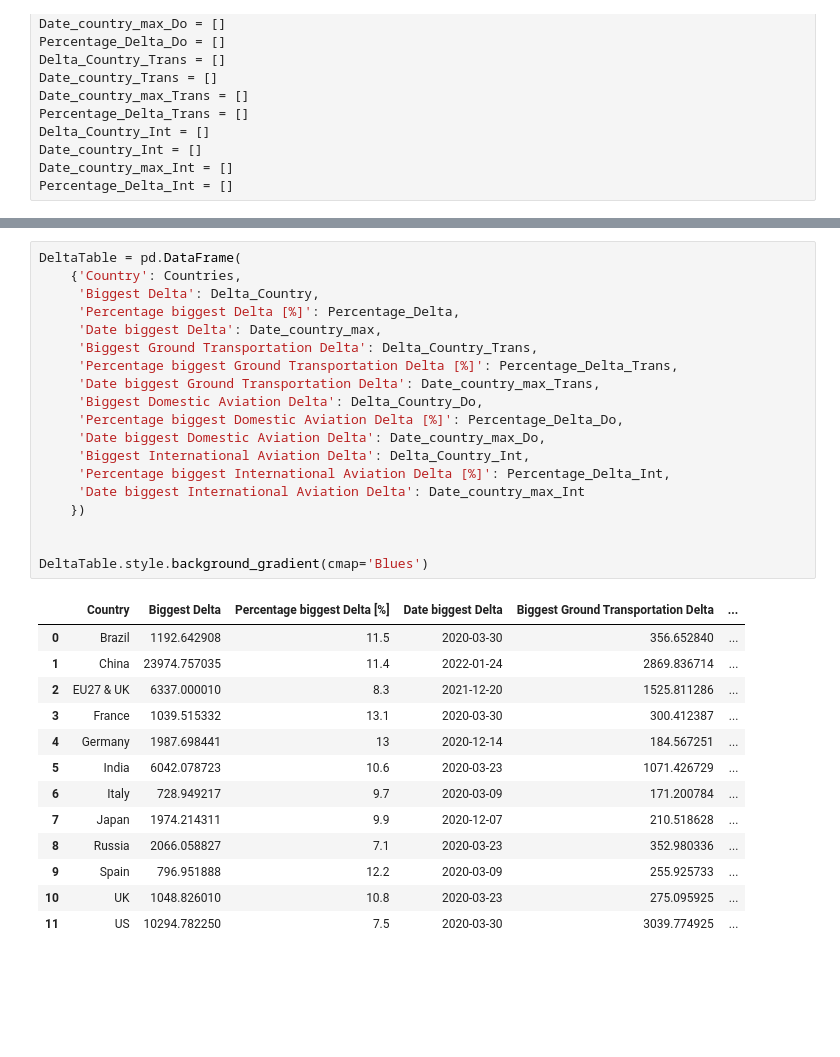
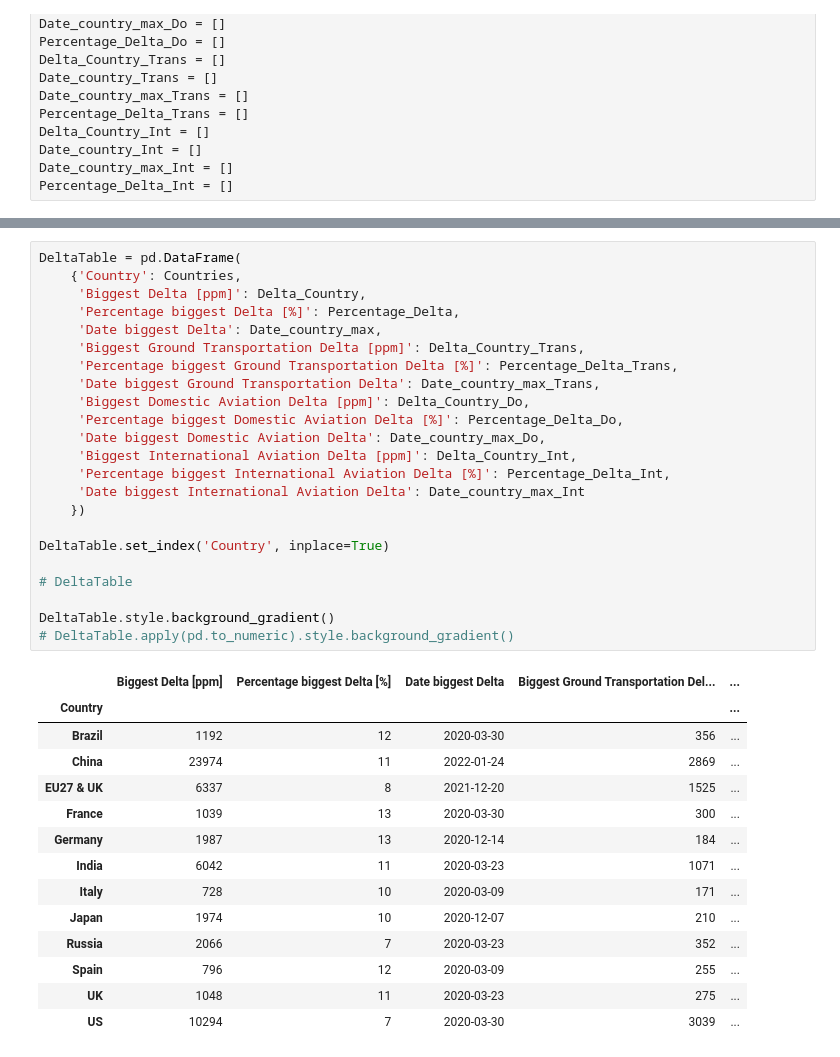
Before and after one commit to woutersouge/TIL6022, a Jupyter notebook: dashboard_v4.ipynb, the cells around one changed output, grey strips where cells are left out. Cells and saved outputs as stored; diff of their text form; blank space fills up the shorter version.

```diff
--- a/dashboard_v4.ipynb
+++ b/dashboard_v4.ipynb
@@ -319,33 +306,38 @@ fig_transport.show()
 # %%
 DeltaTable = pd.DataFrame(
     {'Country': Countries,
-     'Biggest Delta': Delta_Country,
+     'Biggest Delta [ppm]': Delta_Country,
      'Percentage biggest Delta [%]': Percentage_Delta,
      'Date biggest Delta': Date_country_max,
-     'Biggest Ground Transportation Delta': Delta_Country_Trans,
+     'Biggest Ground Transportation Delta [ppm]': Delta_Country_Trans,
      'Percentage biggest Ground Transportation Delta [%]': Percentage_Delta_Trans,
      'Date biggest Ground Transportation Delta': Date_country_max_Trans,
-     'Biggest Domestic Aviation Delta': Delta_Country_Do,
+     'Biggest Domestic Aviation Delta [ppm]': Delta_Country_Do,
      'Percentage biggest Domestic Aviation Delta [%]': Percentage_Delta_Do,
      'Date biggest Domestic Aviation Delta': Date_country_max_Do,
-     'Biggest International Aviation Delta': Delta_Country_Int,
+     'Biggest International Aviation Delta [ppm]': Delta_Country_Int,
      'Percentage biggest International Aviation Delta [%]': Percentage_Delta_Int,
      'Date biggest International Aviation Delta': Date_country_max_Int
     })
 
+DeltaTable.set_index('Country', inplace=True)
 
-DeltaTable.style.background_gradient(cmap='Blues')
+# DeltaTable
+
+DeltaTable.style.background_gradient()
+# DeltaTable.apply(pd.to_numeric).style.background_gradient()
 # %% [output]
-|  | Country | Biggest Delta | Percentage biggest Delta [%] | Date biggest Delta | Biggest Ground Transportation Delta | ... |
-| 0 | Brazil | 1192.642908 | 11.5 | 2020-03-30 | 356.652840 | ... |
-| 1 | China | 23974.757035 | 11.4 | 2022-01-24 | 2869.836714 | ... |
-| 2 | EU27 & UK | 6337.000010 | 8.3 | 2021-12-20 | 1525.811286 | ... |
-| 3 | France | 1039.515332 | 13.1 | 2020-03-30 | 300.412387 | ... |
-| 4 | Germany | 1987.698441 | 13 | 2020-12-14 | 184.567251 | ... |
-| 5 | India | 6042.078723 | 10.6 | 2020-03-23 | 1071.426729 | ... |
-| 6 | Italy | 728.949217 | 9.7 | 2020-03-09 | 171.200784 | ... |
-| 7 | Japan | 1974.214311 | 9.9 | 2020-12-07 | 210.518628 | ... |
-| 8 | Russia | 2066.058827 | 7.1 | 2020-03-23 | 352.980336 | ... |
-| 9 | Spain | 796.951888 | 12.2 | 2020-03-09 | 255.925733 | ... |
-| 10 | UK | 1048.826010 | 10.8 | 2020-03-23 | 275.095925 | ... |
-| 11 | US | 10294.782250 | 7.5 | 2020-03-30 | 3039.774925 | ... |
+|  | Biggest Delta [ppm] | Percentage biggest Delta [%] | Date biggest Delta | Biggest Ground Transportation Del... | ... |
+| Country |  |  |  |  | ... |
+| Brazil | 1192 | 12 | 2020-03-30 | 356 | ... |
+| China | 23974 | 11 | 2022-01-24 | 2869 | ... |
+| EU27 & UK | 6337 | 8 | 2021-12-20 | 1525 | ... |
+| France | 1039 | 13 | 2020-03-30 | 300 | ... |
+| Germany | 1987 | 13 | 2020-12-14 | 184 | ... |
+| India | 6042 | 11 | 2020-03-23 | 1071 | ... |
+| Italy | 728 | 10 | 2020-03-09 | 171 | ... |
+| Japan | 1974 | 10 | 2020-12-07 | 210 | ... |
+| Russia | 2066 | 7 | 2020-03-23 | 352 | ... |
+| Spain | 796 | 12 | 2020-03-09 | 255 | ... |
+| UK | 1048 | 11 | 2020-03-23 | 275 | ... |
+| US | 10294 | 7 | 2020-03-30 | 3039 | ... |
```
Also changed, not shown: parts of 4 cells of this notebook.
